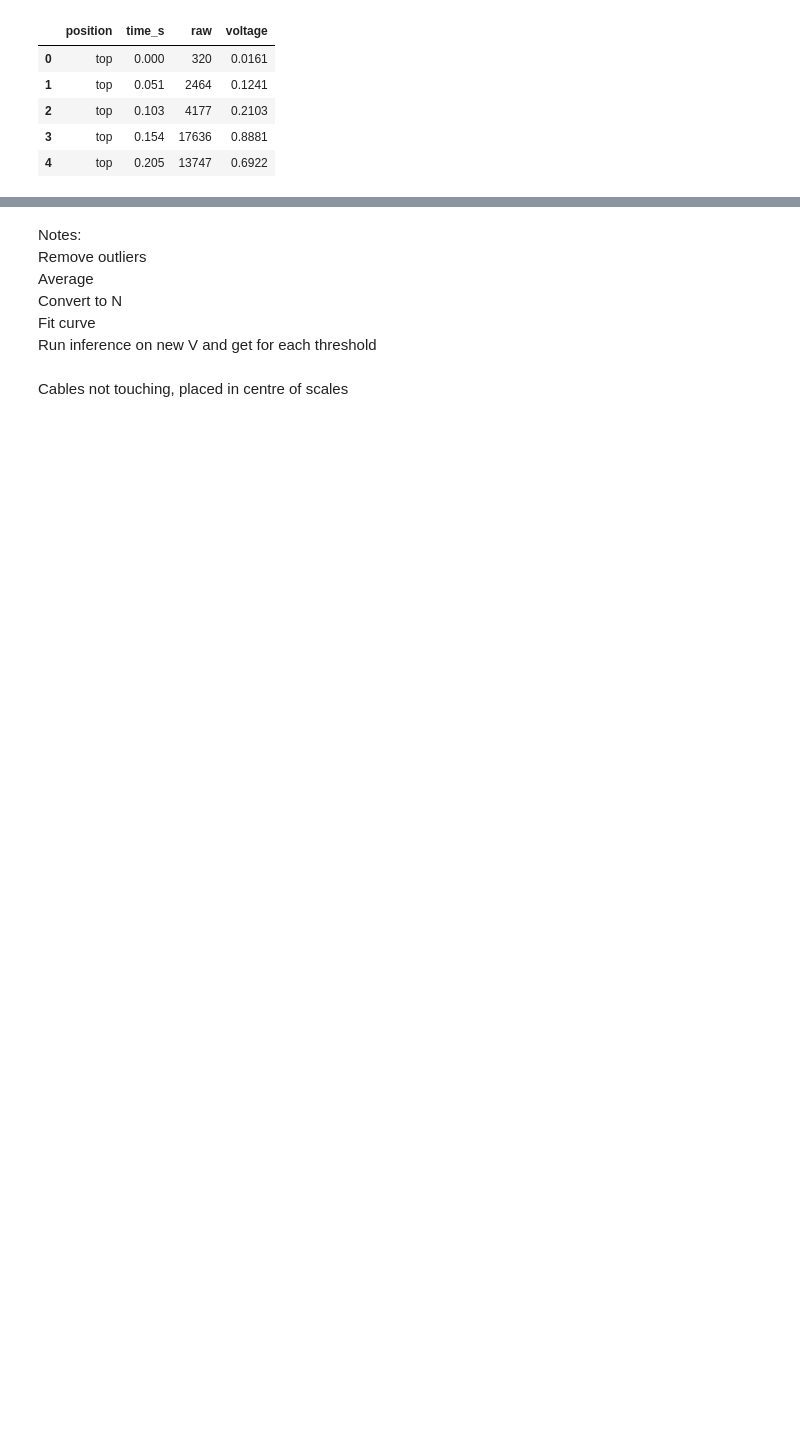
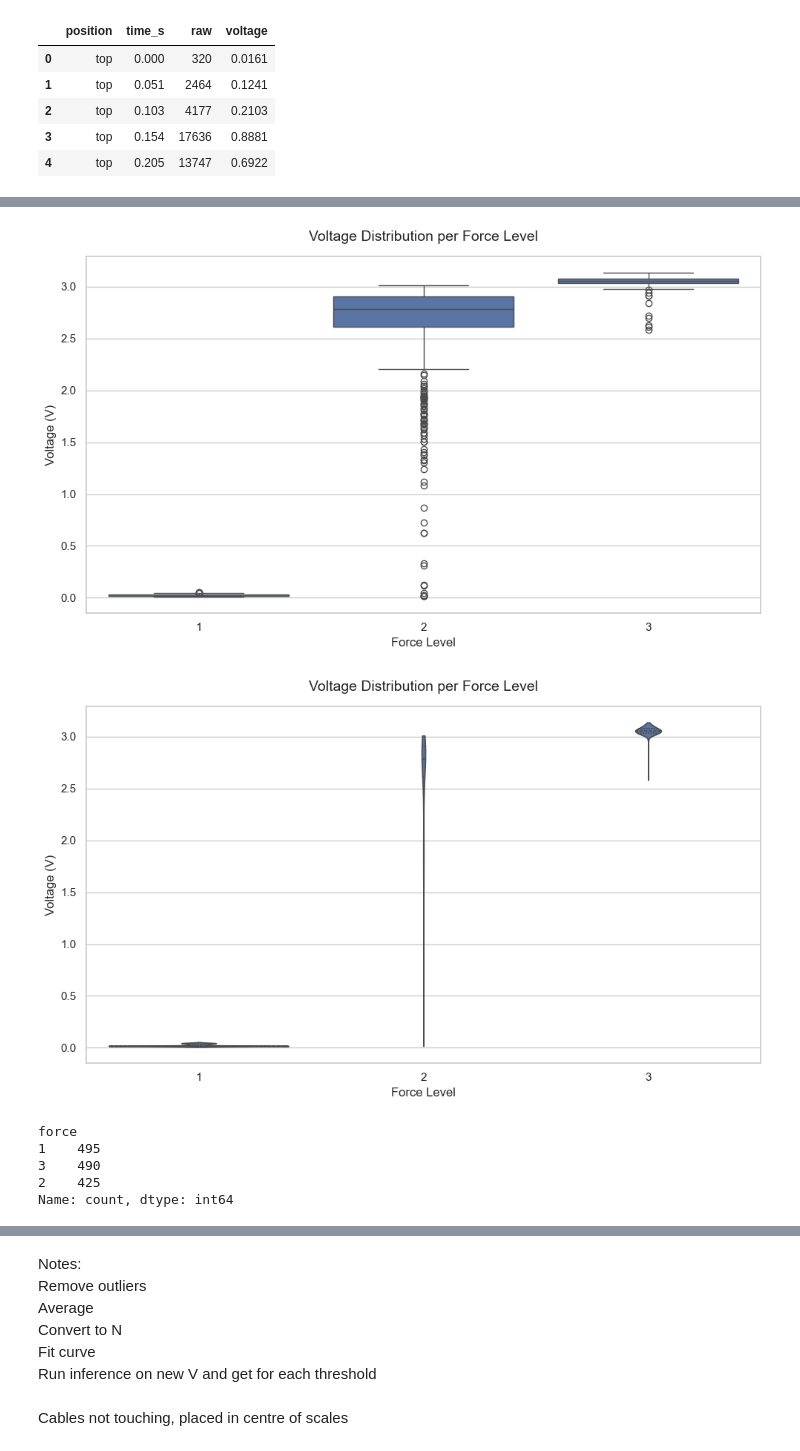
Before and after one commit to gemixin/digit_force_calibration, a Jupyter notebook: calibration.ipynb, the cells around one changed output, grey strips where cells are left out. Drawn from its saved outputs; the diff is of its cells as text; code cells hidden in the pictures; blank space fills up the shorter version.

```diff
--- a/calibration.ipynb
+++ b/calibration.ipynb
@@ -12,0 +49,35 @@ import seaborn as sns
+# %%
+def plot_voltage_by_force(df, type='box'):
+    """
+    Creates a boxplot or violin plot of voltage grouped by force levels.
+
+    Args:
+        df (pd.DataFrame): The input DataFrame.
+        type (str): Type of plot to create ('box' or 'violin').
+    """
+    # Create boxplot
+    plt.figure(figsize=(10, 6))
+
+    if type == 'box':
+        ax = sns.boxplot(
+            data=df,
+            x='force',
+            y='voltage',
+        )
+    elif type == 'violin':
+        # Violin plot
+        ax = sns.violinplot(
+            data=df,
+            x='force',
+            y='voltage',
+            inner='quartile',  # Show median + quartiles inside the violin
+            cut=0,  # Do not extend beyond min/max of data
+        )
+
+    # Titles and labels
+    ax.set_title('Voltage Distribution per Force Level', fontsize=14, pad=15)
+    ax.set_xlabel('Force Level', fontsize=12)
+    ax.set_ylabel('Voltage (V)', fontsize=12)
+
+    plt.tight_layout()
+    plt.show()
@@ -68,0 +182,4 @@ Humidity:         59%
+# %%
+# Load the CSV data
+df_motion = pd.read_csv('data/motion_data.csv')
+df_motion.head()
@@ -68,0 +203,22 @@ Humidity:         59%
+# %%
+# Show boxplot and violin plots for the data
+plot_voltage_by_force(df_motion, type='box')
+plot_voltage_by_force(df_motion, type='violin')
+# %% [output]
+[figure, added]
+[figure, added]
+# %%
+# Remove outliers from motion data
+df_motion_clean = (
+    df_motion
+    .groupby('force', group_keys=False)
+    .apply(remove_iqr_outliers, col='voltage', k=1.5)
+)
+
+df_motion_clean['force'].value_counts()
+# %% [output]
+force
+1    495
+3    490
+2    425
+Name: count, dtype: int64
```
Also changed, not shown: parts of 27 cells of this notebook, 1 other file.
